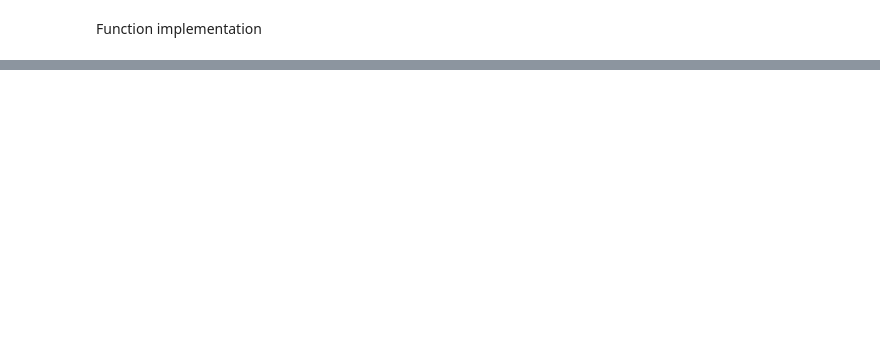
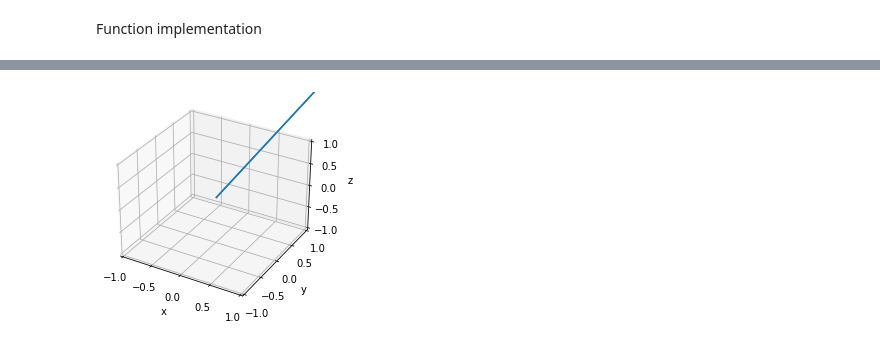
Before and after one commit to adnanmunawar/vr-skill-analysis, a Jupyter notebook: feature_engineering.ipynb, the cells around one changed output, grey strips where cells are left out. Saved outputs shown, nothing was run; the diff lists cells and outputs as text; code cells hidden in the pictures; blank space fills up the shorter version.

```diff
--- a/feature_engineering.ipynb
+++ b/feature_engineering.ipynb
@@ -9,8 +9,12 @@ from scipy.spatial.transform import Rotation as R
 # fname = 'd4/20220302_131424.hdf5'
 # fname = '20220408_191041.hdf5'
 # fname = '20220408_210049.hdf5' # 3 strokes
-fname = '20220409_184944.hdf5' # perpendicular drill angle
+# fname = '20220409_184944.hdf5' # perpendicular drill angle
 # fname = '20220409_185037.hdf5' # varying drill angle
+
+# fname = 'Angles/45deg.hdf5' # 45 degree drill angle
+fname = 'Angles/90deg.hdf5' # 90 degree drill angle
+# fname = 'Angles/random.hdf5' # random drill angle
 
 f = h5py.File(fname, 'r')
 print('File keys', f.keys())
@@ -197,13 +201,20 @@ procedure_duration(data['time'][()])
 # %%
+import matplotlib.pyplot as plt
+
+
 def drill_orientation(stream: np.ndarray, timepts: np.ndarray,
                       voxels: np.ndarray, voxel_times: np.ndarray):
 
+
+
     angles = []
+    normals = []
+    drill_vecs = []
     for i,t in enumerate(timepts):
         ind = np.argmin(np.abs(voxel_times - t))
         if np.isclose(np.abs(voxel_times[ind] - t), 0):
-            # print(sum([np.isclose(np.abs(v - t), 0) for v in voxel_times]))
-            # if sum([np.isclose(v - t, 0) for v in voxel_times]) >= 3:
+            # print(sum([np.isclose(np.abs(v - voxel_times[ind]), 0) for v in voxel_times]))
+            # if sum([np.isclose(v - voxel_times[ind], 0) for v in voxel_times]) >= 3:
             #     print(ind)
             #     print('howdy')
             #     return
@@ -211,7 +222,7 @@ def drill_orientation(stream: np.ndarray, timepts: np.ndarray,
             # Just use three closest
             ind2 = 0
             ind3 = 0
-            if ind < len(voxel_times) - 2:
+            if ind < len(voxel_times) - 15:
                 ind2 = ind+1
                 ind3 = ind+2
             elif ind > 1:
@@ -219,7 +230,24 @@ def drill_orientation(stream: np.ndarray, timepts: np.ndarray,
                 ind3 = ind-2
 
             x0, y0, z0 = voxels[ind]
+
+            min_dist = np.inf
+            for j in range(len(voxels)):
+                curr_dist = np.linalg.norm(voxels[ind] - voxels[i])
+                if curr_dist < min_dist:
+                    ind2 = i
+                    min_dist = curr_dist
+
             x1, y1, z1 = voxels[ind2]
+
+            min_dist = np.inf
+            for j in range(len(voxels)):
+                curr_dist1 = np.linalg.norm(voxels[ind] - voxels[i])
+                curr_dist2 = np.linalg.norm(voxels[ind2] - voxels[i])
+                if (curr_dist1 + curr_dist2) < min_dist and (i != ind2):
+                    ind3 = i
+                    min_dist = curr_dist
+
             x2, y2, z2 = voxels[ind3]
 
             ux, uy, uz = [x1-x0, y1-y0, z1-z0]
@@ -227,19 +255,56 @@ def drill_orientation(stream: np.ndarray, timepts: np.ndarray,
 
             u_cross_v = [uy*vz-uz*vy, uz*vx-ux*vz, ux*vy-uy*vx]
             normal = np.array(u_cross_v)
-            # print(normal)
-            normal = np.divide(normal, np.linalg.norm(normal))
-            # print(R.from_quat(stream[i, 3:]).inv().apply(normal))
 
             v = R.from_quat(stream[i, 3:]).apply([np.cos(0.9), np.sin(0.9), 0])
             v = np.divide(v, np.linalg.norm(v))
-            # print(v)
-            # print(voxels[ind])
 
-            angle = np.arccos(np.clip(np.dot(v, normal), -1.0, 1.0)) * (180/np.pi)
-            if angle > 90:
-                angle = 180 - angle
-            angles.append(90 - angle)
+            normals.append(normal)
+            drill_vecs.append(v)
+
+            fig = plt.figure()
+            ax = fig.add_subplot(111, projection='3d')
+
+            soa = np.array([np.insert(normal, 0, (0, 0, 0)), np.insert(normal, 0, (0, 0, 0))])
+
+            X, Y, Z, U, V, W = zip(*soa)
+            ax.quiver(X, Y, Z, U, V, W)
+            ax.set_xlim([-1, 1])
+            ax.set_ylim([-1, 1])
+            ax.set_zlim([-1, 1])
+            ax.set_xlabel('x')
+            ax.set_ylabel('y')
+            ax.set_zlabel('z')
+
+            plt.show()
+            return
+    # normal = np.mean(normals, axis=0)
+    normal = np.divide(normal, np.linalg.norm(normal))
+
+    for v in drill_vecs:
+
+        fig = plt.figure()
+        ax = fig.add_subplot(111, projection='3d')
+
+        soa = np.array([np.insert(normal, 0, (0, 0, 0)), np.insert(v, 0, (0, 0, 0))])
+
+        X, Y, Z, U, V, W = zip(*soa)
+        ax.quiver(X, Y, Z, U, V, W)
+        ax.set_xlim([-1, 1])
+        ax.set_ylim([-1, 1])
+        ax.set_zlim([-1, 1])
+        ax.set_xlabel('x')
+        ax.set_ylabel('y')
+        ax.set_zlabel('z')
+
+        plt.show()
+
+        angle = np.arccos(np.clip(np.dot(v, normal), -1.0, 1.0)) * (180/np.pi)
+        print(90 - angle)
+        print()
+        if angle > 90:
+            angle = 180 - angle
+        angles.append(90 - angle)
 
     print(np.mean(angles))
     return angles
@@ -267,3 +314,4 @@ drill_orientation(data['pose_mastoidectomy_drill'][()], data['time'][()], v_rm['
+[figure, added]
 # %%
 import cffi
 import pathlib
```
Also changed, not shown: parts of 7 cells of this notebook.
